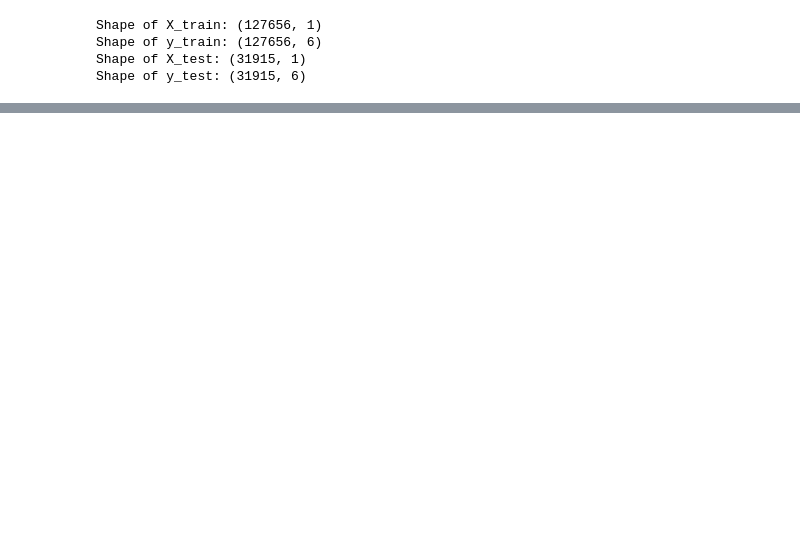
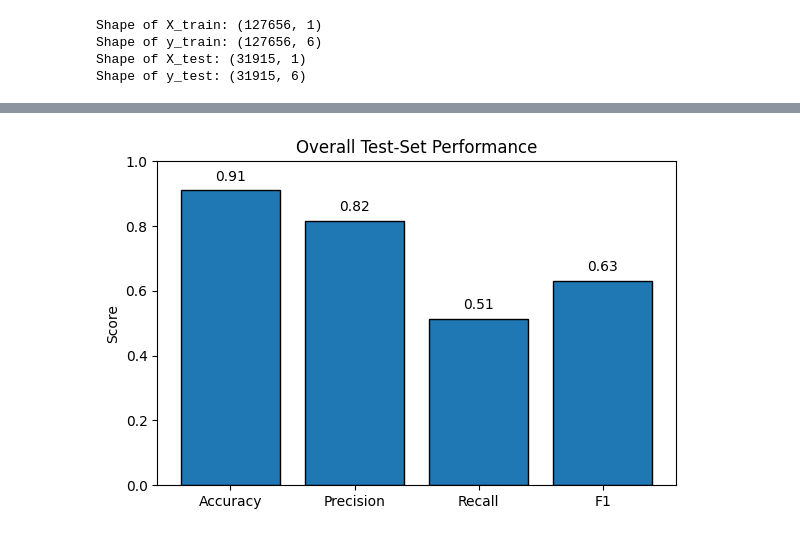
Before and after one commit to aaryavas/BERT-Toxic-Classification, a Jupyter notebook: class_bal.ipynb, the cells around one changed output, grey strips where cells are left out. Saved outputs shown, nothing was run; the diff lists cells and outputs as text; code cells hidden in the pictures; blank space fills up the shorter version.

```diff
--- a/class_bal.ipynb
+++ b/class_bal.ipynb
@@ -455,0 +608,26 @@ from sklearn.metrics import precision_score, recall_score, f1_score
+# %%
+import matplotlib.pyplot as plt
+
+test_metrics = {
+    'Accuracy':  results['test_accuracy'],
+    'Precision': results['test_precision'],
+    'Recall':    results['test_recall'],
+    'F1':        results['test_f1']
+}
+
+
+plt.figure(figsize=(6,4))
+bars = plt.bar(test_metrics.keys(), test_metrics.values(), edgecolor='k')
+plt.ylim(0,1)
+plt.title("Overall Test‐Set Performance")
+plt.ylabel("Score")
+
+for bar in bars:
+    h = bar.get_height()
+    plt.text(bar.get_x() + bar.get_width()/2, h + 0.02, f"{h:.2f}",
+             ha='center', va='bottom')
+
+plt.tight_layout()
+plt.show()
+# %% [output]
+[figure, added]
```
Also changed, not shown: parts of 20 cells of this notebook.
